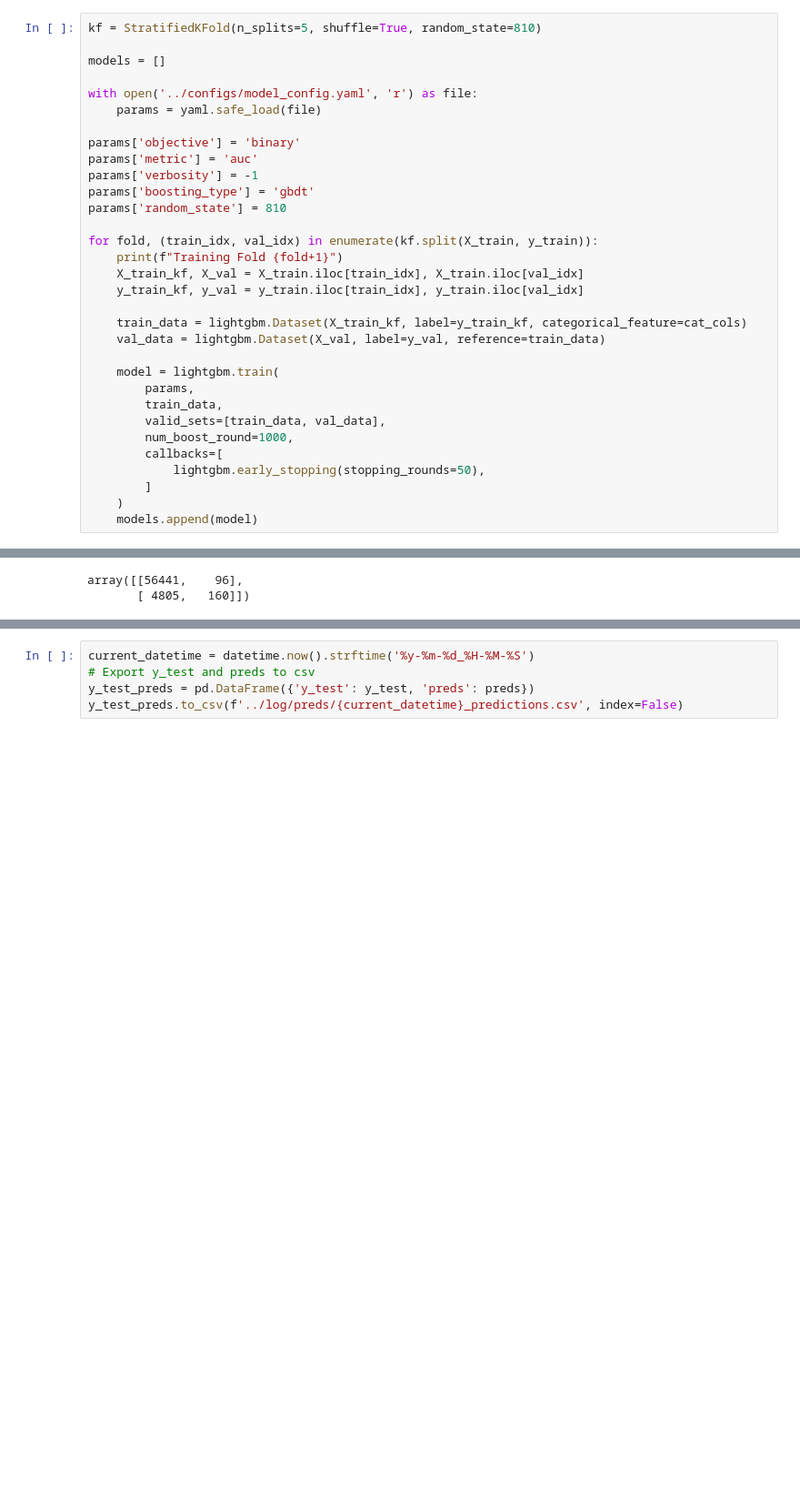
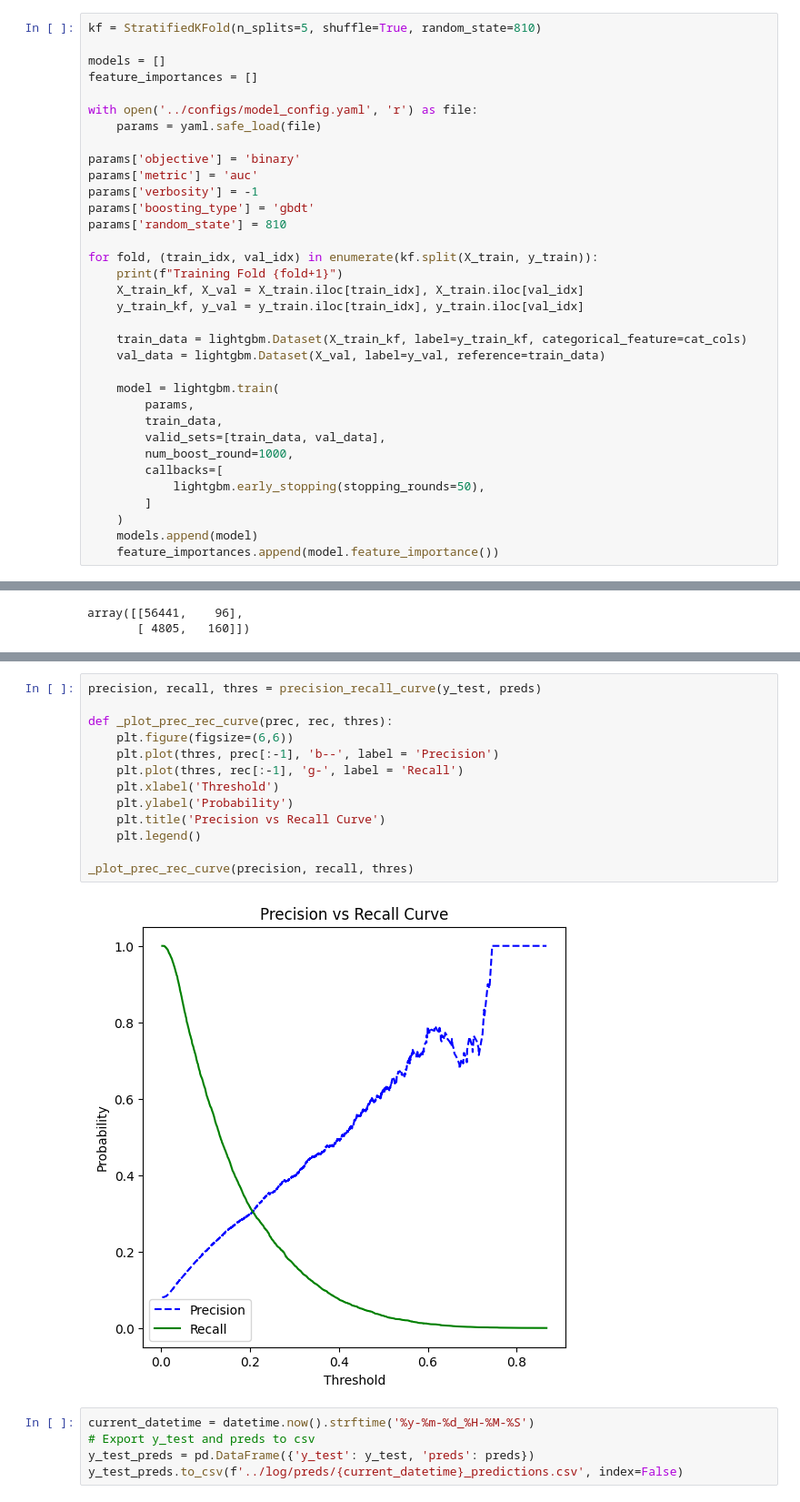
Before and after one commit to hng0810/homecredit-pd, a Jupyter notebook: notebook/2_final_model_and_validate.ipynb, the cells around one changed output, grey strips where cells are left out. Shown at 91% size. Cells and saved outputs as stored; diff of their text form; blank space fills up the shorter version.

```diff
--- a/notebook/2_final_model_and_validate.ipynb
+++ b/notebook/2_final_model_and_validate.ipynb
@@ -41,6 +42,7 @@ for col in cat_cols:
 kf = StratifiedKFold(n_splits=5, shuffle=True, random_state=810)
 
 models = []
+feature_importances = []
 
 with open('../configs/model_config.yaml', 'r') as file:
     params = yaml.safe_load(file)
@@ -69,6 +71,7 @@ for fold, (train_idx, val_idx) in enumerate(kf.split(X_train, y_train)):
         ]
     )
     models.append(model)
+    feature_importances.append(model.feature_importance())
 # %% [output]
 Training Fold 1
 Training until validation scores don't improve for 50 rounds
@@ -137,6 +140,21 @@ def _plot_roc_curve(fpr, tpr, roc_auc):
 _plot_roc_curve(fpr, tpr, roc_auc)
 # %% [output]
 [figure]
+# %%
+precision, recall, thres = precision_recall_curve(y_test, preds)
+
+def _plot_prec_rec_curve(prec, rec, thres):
+    plt.figure(figsize=(6,6))
+    plt.plot(thres, prec[:-1], 'b--', label = 'Precision')
+    plt.plot(thres, rec[:-1], 'g-', label = 'Recall')
+    plt.xlabel('Threshold')
+    plt.ylabel('Probability')
+    plt.title('Precision vs Recall Curve')
+    plt.legend()
+
+_plot_prec_rec_curve(precision, recall, thres)
+# %% [output]
+[figure, added]
 # %%
 current_datetime = datetime.now().strftime('%y-%m-%d_%H-%M-%S')
 # Export y_test and preds to csv
```
Also changed, not shown: parts of 5 cells of this notebook, 8 other files.
